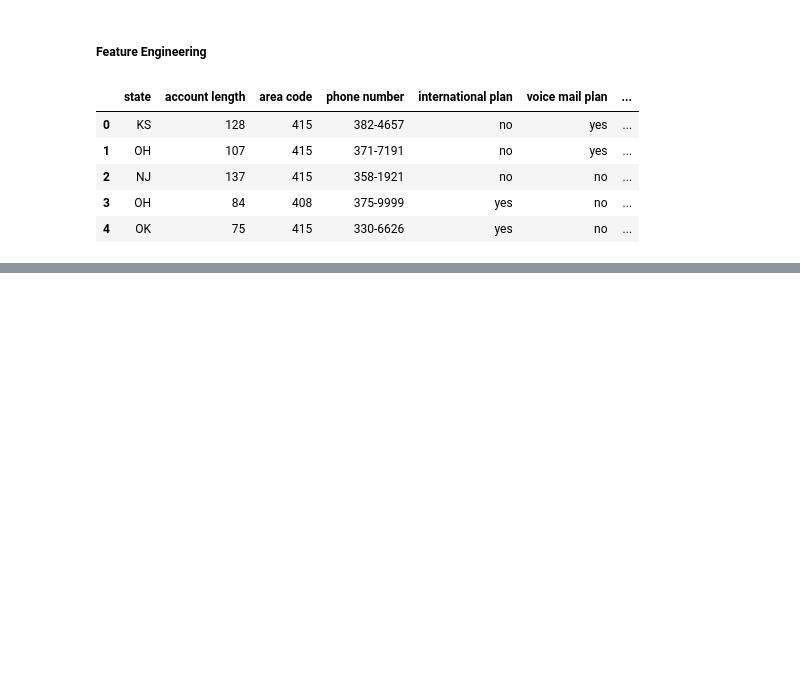
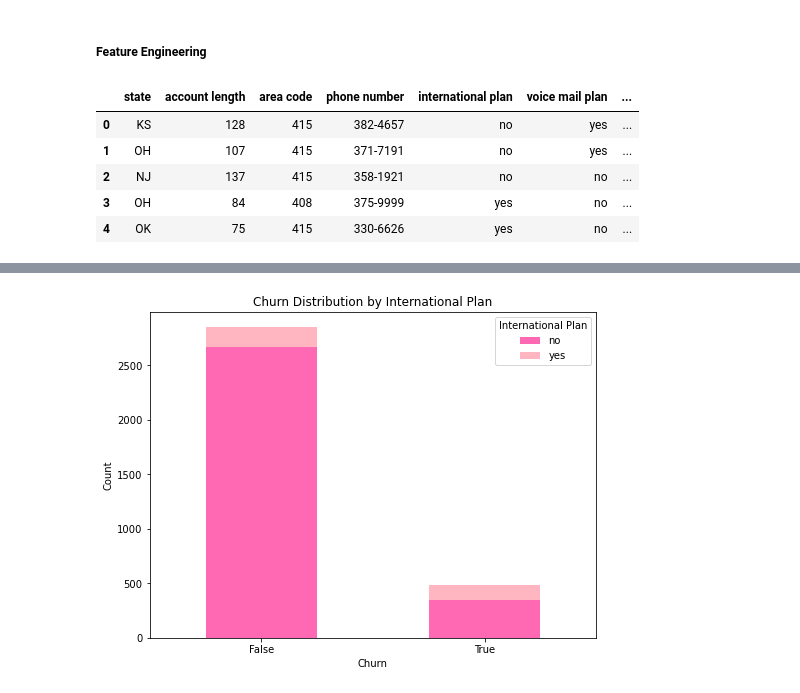
Before and after one commit to stellacherotich/Customer-Churn-Prediction, a Jupyter notebook: SyriaTel.ipynb, the cells around one changed output, grey strips where cells are left out. Drawn from its saved outputs; the diff is of its cells as text; code cells hidden in the pictures; blank space fills up the shorter version.

```diff
--- a/SyriaTel.ipynb
+++ b/SyriaTel.ipynb
@@ -351,7 +351,7 @@ df.head()
 # This will calculate the total expenditure for each customer
 
 
-df['total_expenditure'] = df['total day charge'] \
+df['total expenditure'] = df['total day charge'] \
                         + df['total eve charge'] \
                         + df['total night charge'] \
                         + df['total intl charge']
@@ -364,3 +364,7 @@ df.head()
 | 2 | NJ | 137 | 415 | 358-1921 | no | no | ... |
 | 3 | OH | 84 | 408 | 375-9999 | yes | no | ... |
 | 4 | OK | 75 | 415 | 330-6626 | yes | no | ... |
+# %%
+# Count the number of churned and non-churned customers by international plan
+churn_intl_plan = df.groupby(['churn', 'international plan']).size().unstack()
+churn_intl_plan
@@ -366,0 +380,15 @@ df.head()
+# %%
+# Display as a bar chart
+
+# Plot a stacked bar chart to visualize the relationship
+churn_intl_plan.plot(kind='bar', stacked=True, figsize=(8, 6), color=custom_colors)
+
+plt.xlabel('Churn')
+plt.ylabel('Count')
+plt.title('Churn Distribution by International Plan')
+plt.xticks(rotation=0)
+plt.legend(title='International Plan')
+
+plt.show()
+# %% [output]
+[figure, added]
```
Also changed, not shown: parts of 4 cells of this notebook.
